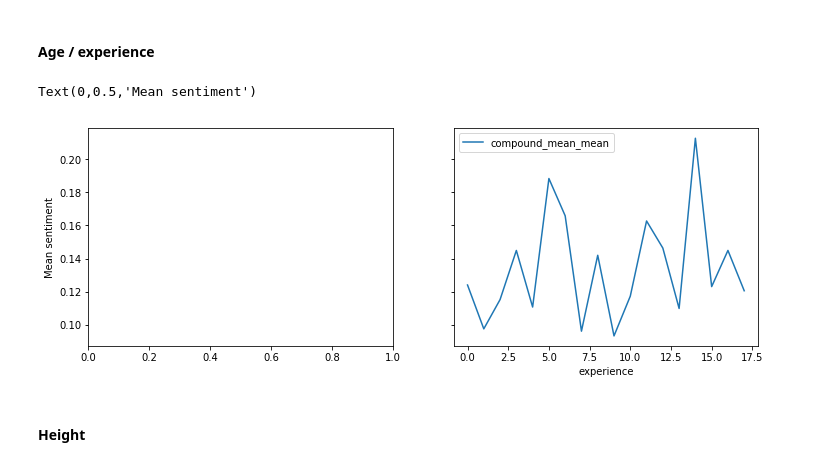
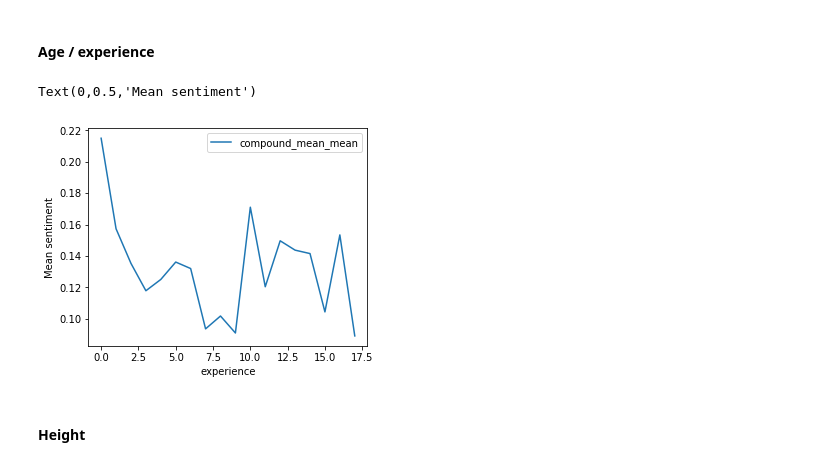
Before and after one commit to map222/trailofpapers, a Jupyter notebook: sentiment_sports/nfl-sentiment.ipynb, the cells around one changed output. Cells and saved outputs as stored; diff of their text form; code cells hidden in the pictures.

Commit message:
Added NFL salary data. Uploaded 3 years of nfl data

```diff
--- a/sentiment_sports/nfl-sentiment.ipynb
+++ b/sentiment_sports/nfl-sentiment.ipynb
@@ -345,10 +417,10 @@ user_player_sentiment_df.head(2)
 #### Then calculate the average sentiment to players across all users
 # %%
 player_sentiment_df = (user_player_sentiment_df.query('compound_mean != 0')
-                                               .groupby('fuzzy_name')
+                                               .groupby(['fuzzy_name', 'year'])
                                                .agg({'compound_mean':['mean', 'std', 'count']})
                                                .reset_index() )
-player_sentiment_df.columns = ['fuzzy_name', 'compound_mean_mean', 'compound_mean_std', 'user_count']
+player_sentiment_df.columns = ['fuzzy_name', 'year', 'compound_mean_mean', 'compound_mean_std', 'user_count']
 # %% [markdown]
 ### Exploration of sentiment alone
 Plot of player popularity (number of users who comment on them), versus sentiment
@@ -385,5 +457,3 @@ player_sentiment_df.query('user_count > 100').sort_values('compound_mean_mean').
-# %%
-player_sentiment_df = player_sentiment_df.query('fuzzy_name != "rob gronkowski"')
 # %% [markdown]
 #### Players with highest sentiment
 # %%
@@ -398,3 +468,6 @@ player_sentiment_df.query('user_count > 200').sort_values('compound_mean_mean').
+# %%
+# temporary until I re-run sentiment scoring
+player_sentiment_df = player_sentiment_df.query('fuzzy_name != "devonta freeman"')
 # %% [markdown]
 #### Players with highest std of sentiment
 # %%
@@ -411,7 +484,8 @@ player_sentiment_df.query('user_count > 200').sort_values('compound_mean_std').t
 Include only players with at least 100 comments to avoid fitting noise
 # %%
 join_df = (player_sentiment_df#.query('user_count > 20')
-                         .merge(covariates_df.query('year == 2017'), left_on = 'fuzzy_name', right_on = 'Player')
+                         .merge(covariates_df, left_on = ['fuzzy_name', 'year'],
+                                                right_on = ['Player', 'year'])
                         )
 # %% [markdown]
 ### Explore demographics relationship with sentiment
@@ -431,13 +508,12 @@ join_df.groupby('race').mean()
 # %% [markdown]
 #### Age / experience
 # %%
-fig, (ax1, ax2) = plt.subplots(1,2, figsize = [12, 4], sharey=True)
-#join_df.groupby('Age').mean().reset_index().plot('Age', 'compound_mean_mean', ax = ax1);
-join_df.groupby('experience').mean().reset_index().plot('experience', 'compound_mean_mean', ax = ax2);
+fig, ax1 = plt.subplots(1,1, figsize = [5, 4], sharey=True)
+join_df.groupby('experience').mean().reset_index().plot('experience', 'compound_mean_mean', ax = ax1);
 ax1.set_ylabel('Mean sentiment')
 # %% [output]
 Text(0,0.5,'Mean sentiment')
-[figure, old version]
+[figure, new version]
 # %% [markdown]
 #### Height
 # %%
```
Also changed, not shown: parts of 73 cells of this notebook, 5 other files.
